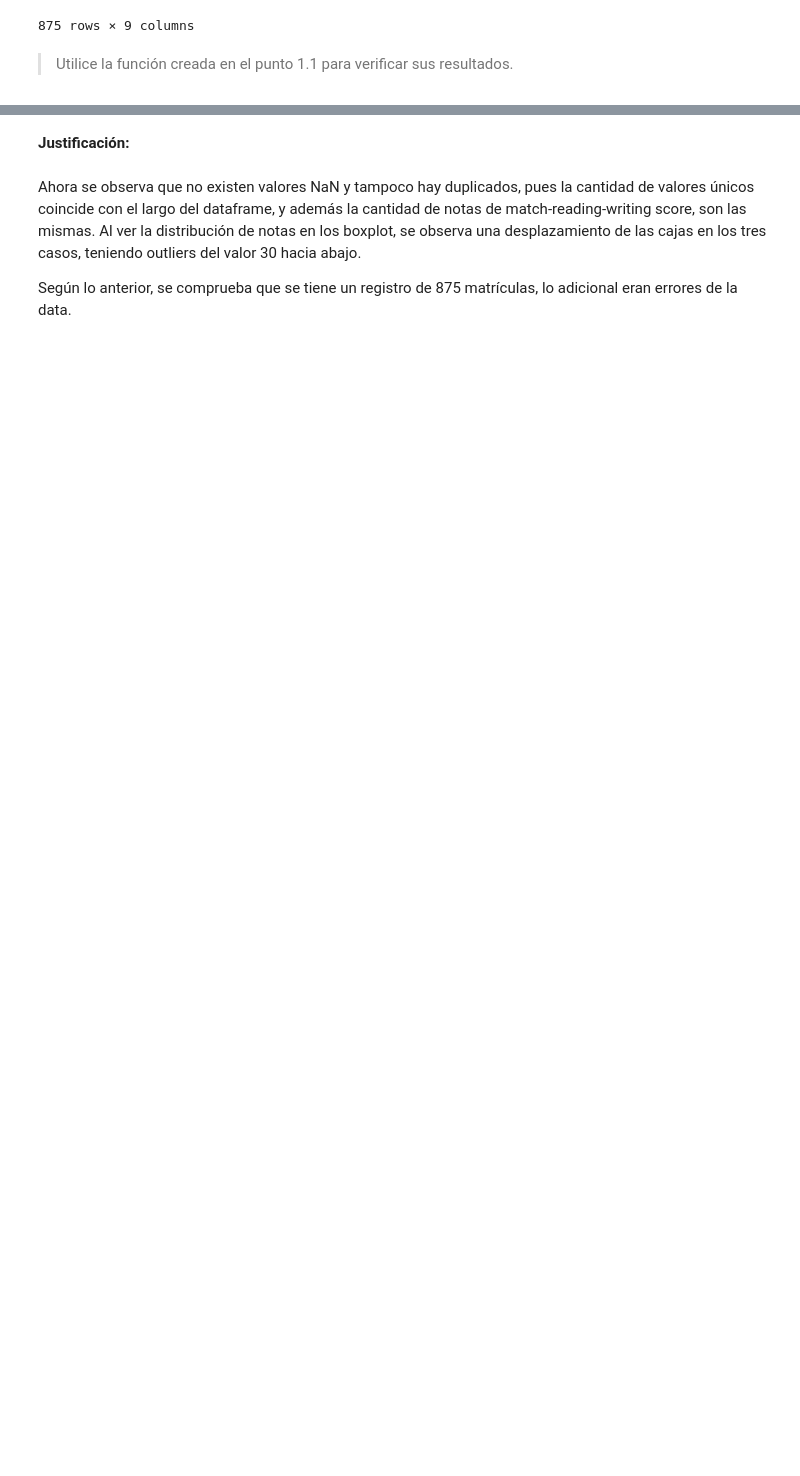
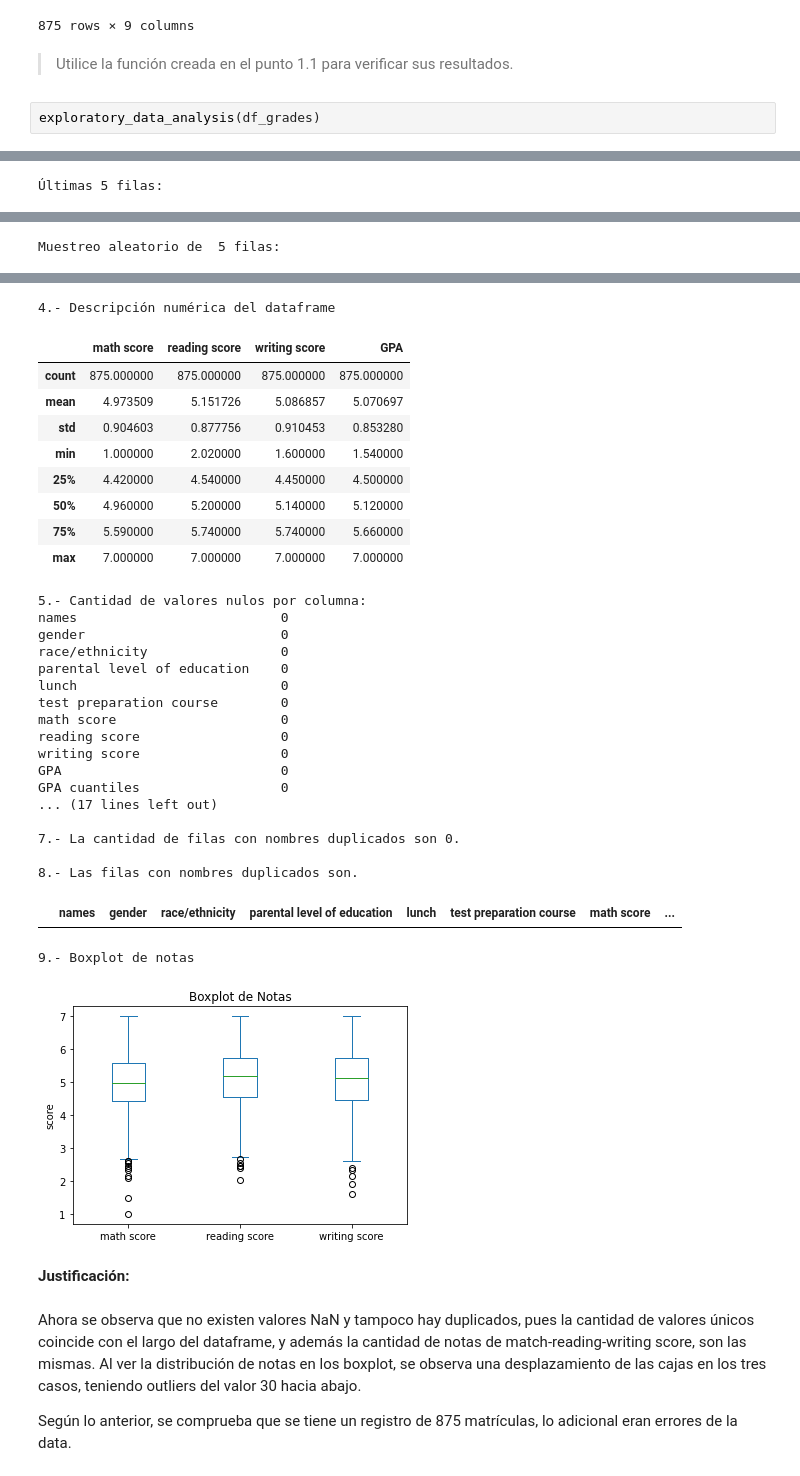
Before and after one commit to JoaquinPerez17/Lab-MDS7202, a Jupyter notebook: Laboratorio_3/Lab_3.ipynb, the cells around one changed output, grey strips where cells are left out. Cells and saved outputs as stored; diff of their text form; blank space fills up the shorter version.

```diff
--- a/Laboratorio_3/Lab_3.ipynb
+++ b/Laboratorio_3/Lab_3.ipynb
@@ -391,3 +391,6 @@ df_grades
 875 rows × 9 columns
 # %% [markdown]
 > Utilice la función creada en el punto 1.1 para verificar sus resultados.
+# %%
+exploratory_data_analysis(df_grades)
+# %% [output]
@@ -393,0 +409 @@ df_grades
+Últimas 5 filas:
@@ -393,0 +416 @@ df_grades
+Muestreo aleatorio de  5 filas:
@@ -394,3 +423,33 @@ df_grades
+4.- Descripción numérica del dataframe
+|  | math score | reading score | writing score | GPA |
+| count | 875.000000 | 875.000000 | 875.000000 | 875.000000 |
+| mean | 4.973509 | 5.151726 | 5.086857 | 5.070697 |
+| std | 0.904603 | 0.877756 | 0.910453 | 0.853280 |
+| min | 1.000000 | 2.020000 | 1.600000 | 1.540000 |
+| 25% | 4.420000 | 4.540000 | 4.450000 | 4.500000 |
+| 50% | 4.960000 | 5.200000 | 5.140000 | 5.120000 |
+| 75% | 5.590000 | 5.740000 | 5.740000 | 5.660000 |
+| max | 7.000000 | 7.000000 | 7.000000 | 7.000000 |
+5.- Cantidad de valores nulos por columna:
+names                          0
+gender                         0
+race/ethnicity                 0
+parental level of education    0
+lunch                          0
+test preparation course        0
+math score                     0
+reading score                  0
+writing score                  0
+GPA                            0
+GPA cuantiles                  0
+... (17 lines left out)
+
+7.- La cantidad de filas con nombres duplicados son 0.
+
+8.- Las filas con nombres duplicados son.
+|  | names | gender | race/ethnicity | parental level of education | lunch | test preparation course | math score | ... |
+9.- Boxplot de notas
+[figure, added]
 # %% [markdown]
 **Justificación:**
 # %% [markdown]
```
Also changed, not shown: parts of 1 cell of this notebook.
